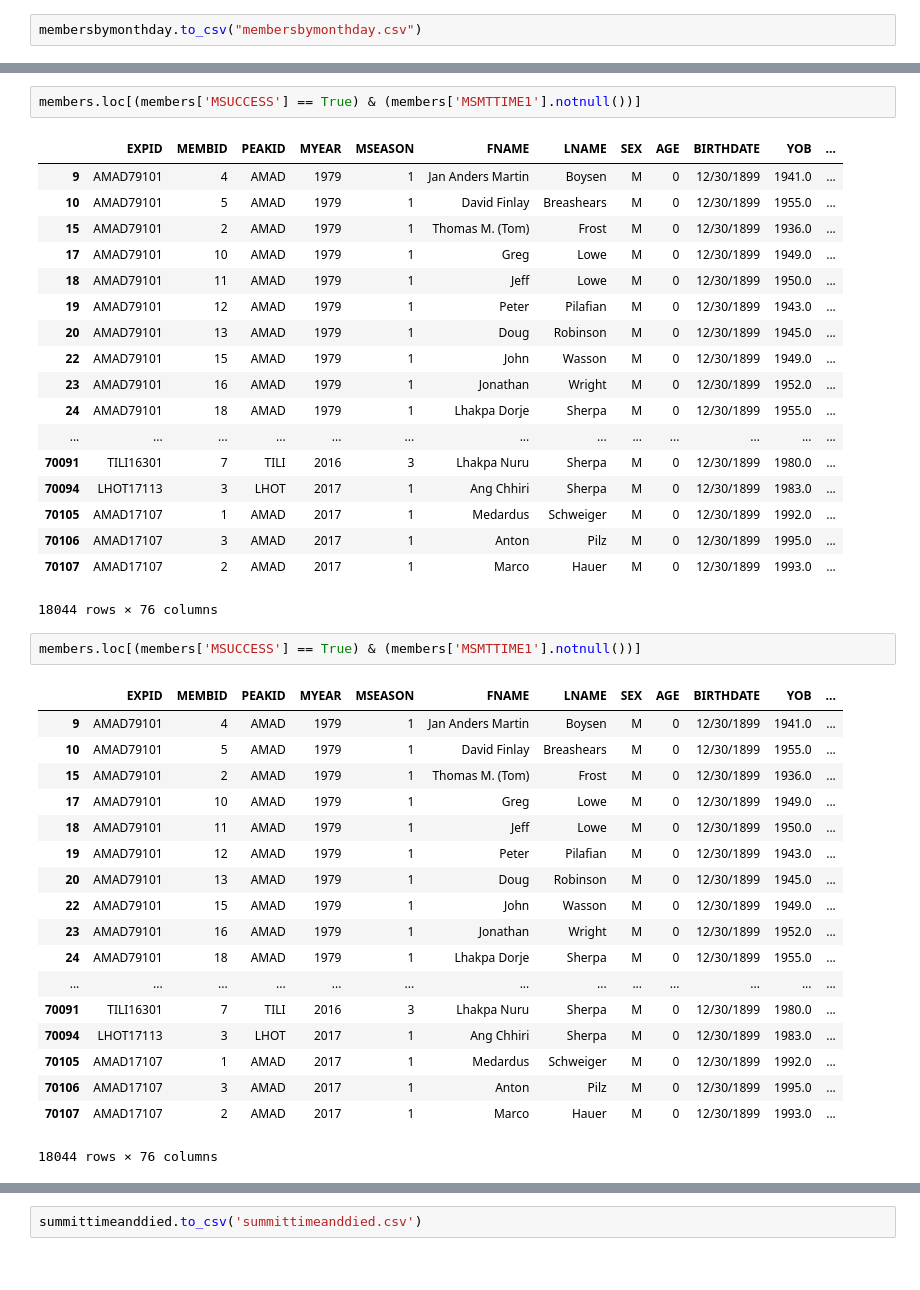
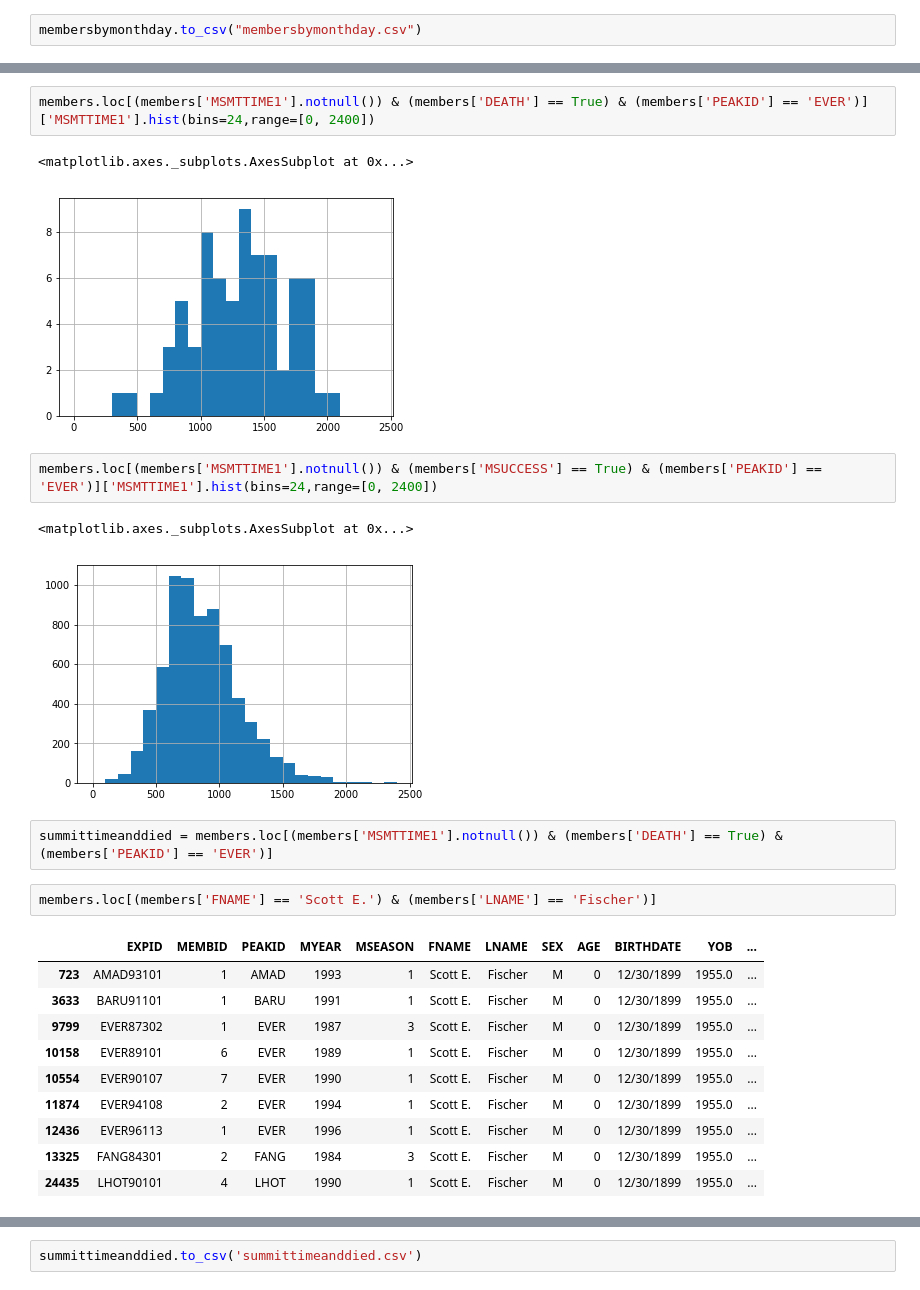
Before and after one commit to elbertwang3/himalayas, a Jupyter notebook: data/Untitled.ipynb, the cells around one changed output, grey strips where cells are left out. Cells and saved outputs as stored; diff of their text form.

```diff
--- a/data/Untitled.ipynb
+++ b/data/Untitled.ipynb
@@ -132,42 +55,25 @@ membersbymonthday.to_csv("membersbymonthday.csv")
+# %%
+members.loc[(members['MSMTTIME1'].notnull()) & (members['DEATH'] == True) & (members['PEAKID'] == 'EVER')]['MSMTTIME1'].hist(bins=24,range=[0, 2400])
+# %% [output]
+<matplotlib.axes._subplots.AxesSubplot at 0x...>
+[figure, added]
 # %%
-members.loc[(members['MSUCCESS'] == True) & (members['MSMTTIME1'].notnull())]
+members.loc[(members['MSMTTIME1'].notnull()) & (members['MSUCCESS'] == True) & (members['PEAKID'] == 'EVER')]['MSMTTIME1'].hist(bins=24,range=[0, 2400])
 # %% [output]
-|  | EXPID | MEMBID | PEAKID | MYEAR | MSEASON | FNAME | LNAME | SEX | AGE | BIRTHDATE | YOB | ... |
-| 9 | AMAD79101 | 4 | AMAD | 1979 | 1 | Jan Anders Martin | Boysen | M | 0 | 12/30/1899 | 1941.0 | ... |
-| 10 | AMAD79101 | 5 | AMAD | 1979 | 1 | David Finlay | Breashears | M | 0 | 12/30/1899 | 1955.0 | ... |
-| 15 | AMAD79101 | 2 | AMAD | 1979 | 1 | Thomas M. (Tom) | Frost | M | 0 | 12/30/1899 | 1936.0 | ... |
-| 17 | AMAD79101 | 10 | AMAD | 1979 | 1 | Greg | Lowe | M | 0 | 12/30/1899 | 1949.0 | ... |
-| 18 | AMAD79101 | 11 | AMAD | 1979 | 1 | Jeff | Lowe | M | 0 | 12/30/1899 | 1950.0 | ... |
-| 19 | AMAD79101 | 12 | AMAD | 1979 | 1 | Peter | Pilafian | M | 0 | 12/30/1899 | 1943.0 | ... |
-| 20 | AMAD79101 | 13 | AMAD | 1979 | 1 | Doug | Robinson | M | 0 | 12/30/1899 | 1945.0 | ... |
-| 22 | AMAD79101 | 15 | AMAD | 1979 | 1 | John | Wasson | M | 0 | 12/30/1899 | 1949.0 | ... |
-| 23 | AMAD79101 | 16 | AMAD | 1979 | 1 | Jonathan | Wright | M | 0 | 12/30/1899 | 1952.0 | ... |
-| 24 | AMAD79101 | 18 | AMAD | 1979 | 1 | Lhakpa Dorje | Sherpa | M | 0 | 12/30/1899 | 1955.0 | ... |
-| ... | ... | ... | ... | ... | ... | ... | ... | ... | ... | ... | ... | ... |
-| 70091 | TILI16301 | 7 | TILI | 2016 | 3 | Lhakpa Nuru | Sherpa | M | 0 | 12/30/1899 | 1980.0 | ... |
-| 70094 | LHOT17113 | 3 | LHOT | 2017 | 1 | Ang Chhiri | Sherpa | M | 0 | 12/30/1899 | 1983.0 | ... |
-| 70105 | AMAD17107 | 1 | AMAD | 2017 | 1 | Medardus | Schweiger | M | 0 | 12/30/1899 | 1992.0 | ... |
-| 70106 | AMAD17107 | 3 | AMAD | 2017 | 1 | Anton | Pilz | M | 0 | 12/30/1899 | 1995.0 | ... |
-| 70107 | AMAD17107 | 2 | AMAD | 2017 | 1 | Marco | Hauer | M | 0 | 12/30/1899 | 1993.0 | ... |
-18044 rows × 76 columns
+<matplotlib.axes._subplots.AxesSubplot at 0x...>
+[figure, added]
+# %%
+summittimeanddied = members.loc[(members['MSMTTIME1'].notnull()) & (members['DEATH'] == True) & (members['PEAKID'] == 'EVER')]
 # %%
-members.loc[(members['MSUCCESS'] == True) & (members['MSMTTIME1'].notnull())]
+members.loc[(members['FNAME'] == 'Scott E.') & (members['LNAME'] == 'Fischer')]
 # %% [output]
 |  | EXPID | MEMBID | PEAKID | MYEAR | MSEASON | FNAME | LNAME | SEX | AGE | BIRTHDATE | YOB | ... |
-| 9 | AMAD79101 | 4 | AMAD | 1979 | 1 | Jan Anders Martin | Boysen | M | 0 | 12/30/1899 | 1941.0 | ... |
-| 10 | AMAD79101 | 5 | AMAD | 1979 | 1 | David Finlay | Breashears | M | 0 | 12/30/1899 | 1955.0 | ... |
-| 15 | AMAD79101 | 2 | AMAD | 1979 | 1 | Thomas M. (Tom) | Frost | M | 0 | 12/30/1899 | 1936.0 | ... |
-| 17 | AMAD79101 | 10 | AMAD | 1979 | 1 | Greg | Lowe | M | 0 | 12/30/1899 | 1949.0 | ... |
-| 18 | AMAD79101 | 11 | AMAD | 1979 | 1 | Jeff | Lowe | M | 0 | 12/30/1899 | 1950.0 | ... |
-| 19 | AMAD79101 | 12 | AMAD | 1979 | 1 | Peter | Pilafian | M | 0 | 12/30/1899 | 1943.0 | ... |
-| 20 | AMAD79101 | 13 | AMAD | 1979 | 1 | Doug | Robinson | M | 0 | 12/30/1899 | 1945.0 | ... |
-| 22 | AMAD79101 | 15 | AMAD | 1979 | 1 | John | Wasson | M | 0 | 12/30/1899 | 1949.0 | ... |
-| 23 | AMAD79101 | 16 | AMAD | 1979 | 1 | Jonathan | Wright | M | 0 | 12/30/1899 | 1952.0 | ... |
-| 24 | AMAD79101 | 18 | AMAD | 1979 | 1 | Lhakpa Dorje | Sherpa | M | 0 | 12/30/1899 | 1955.0 | ... |
-| ... | ... | ... | ... | ... | ... | ... | ... | ... | ... | ... | ... | ... |
-| 70091 | TILI16301 | 7 | TILI | 2016 | 3 | Lhakpa Nuru | Sherpa | M | 0 | 12/30/1899 | 1980.0 | ... |
-| 70094 | LHOT17113 | 3 | LHOT | 2017 | 1 | Ang Chhiri | Sherpa | M | 0 | 12/30/1899 | 1983.0 | ... |
-| 70105 | AMAD17107 | 1 | AMAD | 2017 | 1 | Medardus | Schweiger | M | 0 | 12/30/1899 | 1992.0 | ... |
-| 70106 | AMAD17107 | 3 | AMAD | 2017 | 1 | Anton | Pilz | M | 0 | 12/30/1899 | 1995.0 | ... |
-| 70107 | AMAD17107 | 2 | AMAD | 2017 | 1 | Marco | Hauer | M | 0 | 12/30/1899 | 1993.0 | ... |
+| 723 | AMAD93101 | 1 | AMAD | 1993 | 1 | Scott E. | Fischer | M | 0 | 12/30/1899 | 1955.0 | ... |
+| 3633 | BARU91101 | 1 | BARU | 1991 | 1 | Scott E. | Fischer | M | 0 | 12/30/1899 | 1955.0 | ... |
+| 9799 | EVER87302 | 1 | EVER | 1987 | 3 | Scott E. | Fischer | M | 0 | 12/30/1899 | 1955.0 | ... |
+| 10158 | EVER89101 | 6 | EVER | 1989 | 1 | Scott E. | Fischer | M | 0 | 12/30/1899 | 1955.0 | ... |
+| 10554 | EVER90107 | 7 | EVER | 1990 | 1 | Scott E. | Fischer | M | 0 | 12/30/1899 | 1955.0 | ... |
+| 11874 | EVER94108 | 2 | EVER | 1994 | 1 | Scott E. | Fischer | M | 0 | 12/30/1899 | 1955.0 | ... |
+| 12436 | EVER96113 | 1 | EVER | 1996 | 1 | Scott E. | Fischer | M | 0 | 12/30/1899 | 1955.0 | ... |
+| 13325 | FANG84301 | 2 | FANG | 1984 | 3 | Scott E. | Fischer | M | 0 | 12/30/1899 | 1955.0 | ... |
+| 24435 | LHOT90101 | 4 | LHOT | 1990 | 1 | Scott E. | Fischer | M | 0 | 12/30/1899 | 1955.0 | ... |
-18044 rows × 76 columns
```
Also changed, not shown: parts of 59 cells of this notebook, 20 other files.
